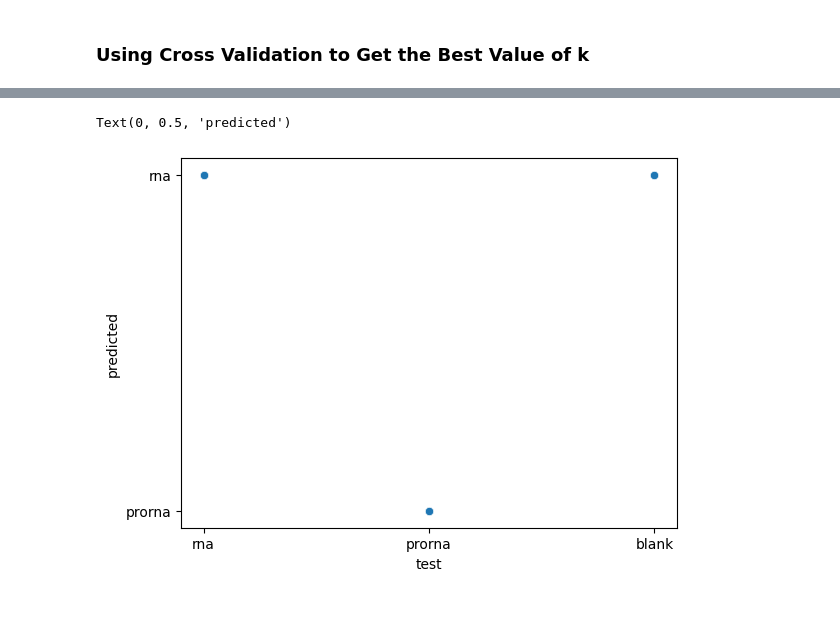
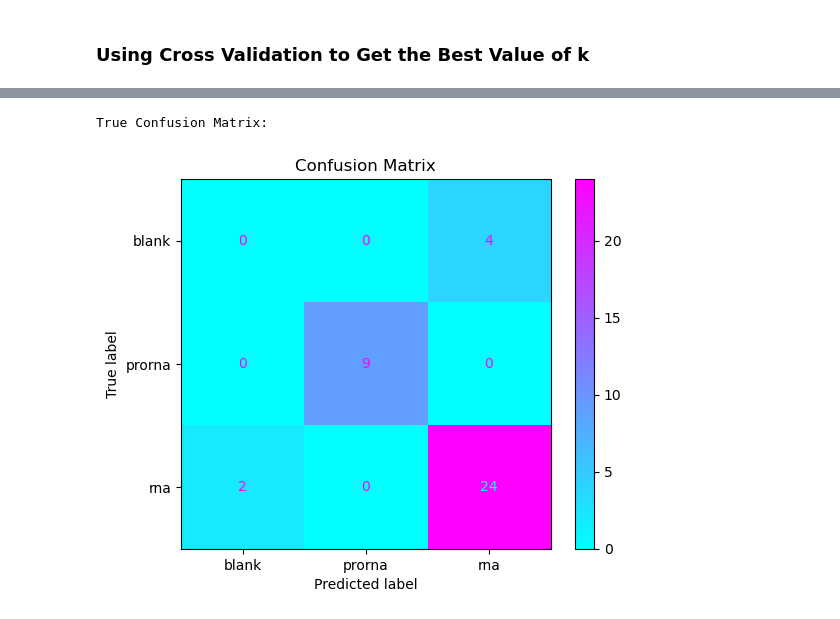
Before and after one commit to drsimonturega/rna_spec_proj, a Jupyter notebook: stud_query_to_mod_001.ipynb, the cells around one changed output, grey strips where cells are left out. Cells and saved outputs as stored; diff of their text form; code cells hidden in the pictures.

```diff
--- a/stud_query_to_mod_001.ipynb
+++ b/stud_query_to_mod_001.ipynb
@@ -183,8 +161,19 @@ Recall: 0.6666666666666666
-# %%
-#does not work replace with confusion matrix
-sns.scatterplot(x = y_test, y = y_pred, marker = 'o')
-plt.xlabel("test")
-plt.ylabel("predicted")
-# %% [output]
-Text(0, 0.5, 'predicted')
-[figure, removed]
+# %%
+# adding confusion matrix
+import matplotlib.pyplot as plt
+import numpy as np
+from sklearn import datasets, model_selection
+
+# confussion matrix
+con_mat = confusion_matrix(y_test, y_pred)
+
+# Displaying the confusion matrix
+print("True Confusion Matrix:")
+cm = ConfusionMatrixDisplay(con_mat, display_labels=knn_c_model.classes_)
+
+cm.plot(cmap = 'cool')
+plt.title("Confusion Matrix")
+plt.show()
+# %% [output]
+True Confusion Matrix:
+[figure, added]
```
Also changed, not shown: parts of 16 cells of this notebook.
